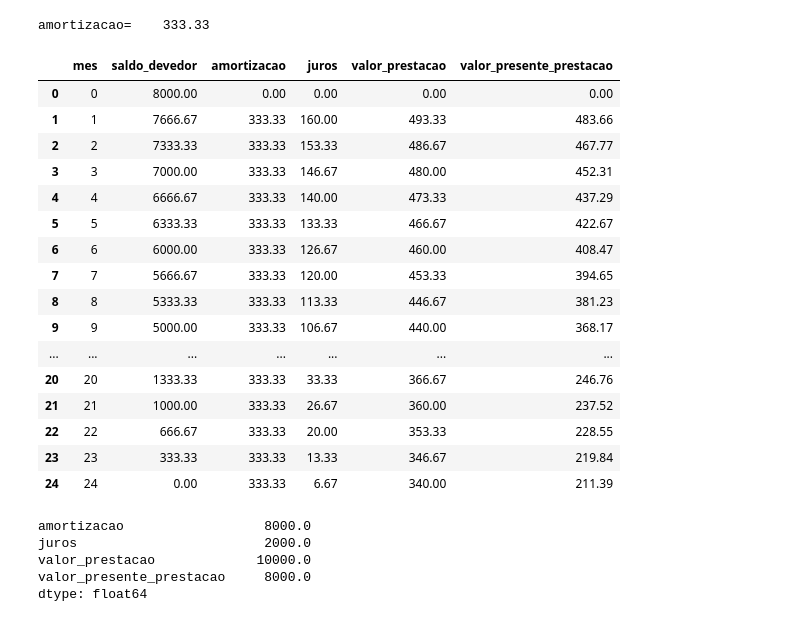
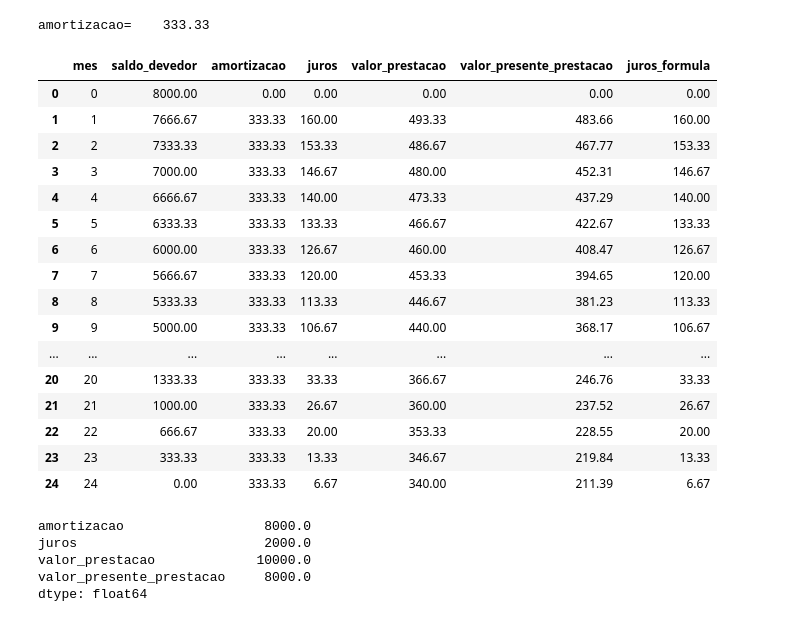
Before and after one commit to HenriqueCCdA/tabela_price, a Jupyter notebook: tabela_sac.ipynb, the cells around one changed output. Drawn from its saved outputs; the diff is of its cells as text; code cells hidden in the pictures.

```diff
--- a/tabela_sac.ipynb
+++ b/tabela_sac.ipynb
@@ -40,6 +40,8 @@ tabela['amortizacao'].append(0)
 tabela['juros'].append(0)
 tabela['valor_prestacao'].append(0)
 tabela['valor_presente_prestacao'].append(0)
+tabela['juros_formula'].append(0)
+
 
 for i in range(meses_de_carencia):
     juros = saldo_devedor * taxa_mensal
@@ -66,37 +68,40 @@ for i in range(1, numero_de_prestacoes+1):
     tabela['juros'].append(juros)
     tabela['valor_prestacao'].append(valor_da_prestacao)
     tabela['valor_presente_prestacao'].append(vpresente(valor_da_prestacao,  taxa_mensal, i))
+    juros2 = amortizacao * (numero_de_prestacoes - i + 1) * taxa_mensal
+    tabela['juros_formula'].append(juros2)
 # %% [output]
 amortizacao=    333.33
 # %%
 tabela_valor_solicidado_dado = pd.DataFrame(tabela)
 tabela_valor_solicidado_dado.style.format({
     'dias_parcela': '{:d}',
     'dias_acumulados': '{:d}',
     'saldo_devedor': '{:.2f}',
     'amortizacao': '{:.2f}',
     'juros': '{:.2f}',
     'valor_prestacao': '{:.2f}',
-    'valor_presente_prestacao': '{:.2f}'
+    'valor_presente_prestacao': '{:.2f}',
+    'juros_formula': '{:.2f}',
 })
 # %% [output]
-|  | mes | saldo_devedor | amortizacao | juros | valor_prestacao | valor_presente_prestacao |
-| 0 | 0 | 8000.00 | 0.00 | 0.00 | 0.00 | 0.00 |
-| 1 | 1 | 7666.67 | 333.33 | 160.00 | 493.33 | 483.66 |
-| 2 | 2 | 7333.33 | 333.33 | 153.33 | 486.67 | 467.77 |
-| 3 | 3 | 7000.00 | 333.33 | 146.67 | 480.00 | 452.31 |
-| 4 | 4 | 6666.67 | 333.33 | 140.00 | 473.33 | 437.29 |
-| 5 | 5 | 6333.33 | 333.33 | 133.33 | 466.67 | 422.67 |
-| 6 | 6 | 6000.00 | 333.33 | 126.67 | 460.00 | 408.47 |
-| 7 | 7 | 5666.67 | 333.33 | 120.00 | 453.33 | 394.65 |
-| 8 | 8 | 5333.33 | 333.33 | 113.33 | 446.67 | 381.23 |
-| 9 | 9 | 5000.00 | 333.33 | 106.67 | 440.00 | 368.17 |
-| ... | ... | ... | ... | ... | ... | ... |
-| 20 | 20 | 1333.33 | 333.33 | 33.33 | 366.67 | 246.76 |
-| 21 | 21 | 1000.00 | 333.33 | 26.67 | 360.00 | 237.52 |
-| 22 | 22 | 666.67 | 333.33 | 20.00 | 353.33 | 228.55 |
-| 23 | 23 | 333.33 | 333.33 | 13.33 | 346.67 | 219.84 |
-| 24 | 24 | 0.00 | 333.33 | 6.67 | 340.00 | 211.39 |
+|  | mes | saldo_devedor | amortizacao | juros | valor_prestacao | valor_presente_prestacao | juros_formula |
+| 0 | 0 | 8000.00 | 0.00 | 0.00 | 0.00 | 0.00 | 0.00 |
+| 1 | 1 | 7666.67 | 333.33 | 160.00 | 493.33 | 483.66 | 160.00 |
+| 2 | 2 | 7333.33 | 333.33 | 153.33 | 486.67 | 467.77 | 153.33 |
+| 3 | 3 | 7000.00 | 333.33 | 146.67 | 480.00 | 452.31 | 146.67 |
+| 4 | 4 | 6666.67 | 333.33 | 140.00 | 473.33 | 437.29 | 140.00 |
+| 5 | 5 | 6333.33 | 333.33 | 133.33 | 466.67 | 422.67 | 133.33 |
+| 6 | 6 | 6000.00 | 333.33 | 126.67 | 460.00 | 408.47 | 126.67 |
+| 7 | 7 | 5666.67 | 333.33 | 120.00 | 453.33 | 394.65 | 120.00 |
+| 8 | 8 | 5333.33 | 333.33 | 113.33 | 446.67 | 381.23 | 113.33 |
+| 9 | 9 | 5000.00 | 333.33 | 106.67 | 440.00 | 368.17 | 106.67 |
+| ... | ... | ... | ... | ... | ... | ... | ... |
+| 20 | 20 | 1333.33 | 333.33 | 33.33 | 366.67 | 246.76 | 33.33 |
+| 21 | 21 | 1000.00 | 333.33 | 26.67 | 360.00 | 237.52 | 26.67 |
+| 22 | 22 | 666.67 | 333.33 | 20.00 | 353.33 | 228.55 | 20.00 |
+| 23 | 23 | 333.33 | 333.33 | 13.33 | 346.67 | 219.84 | 13.33 |
+| 24 | 24 | 0.00 | 333.33 | 6.67 | 340.00 | 211.39 | 6.67 |
 # %%
 tabela_valor_solicidado_dado[['amortizacao', 'juros', 'valor_prestacao', 'valor_presente_prestacao']].sum()
 # %% [output]
```
Also changed, not shown: 1 other file.
